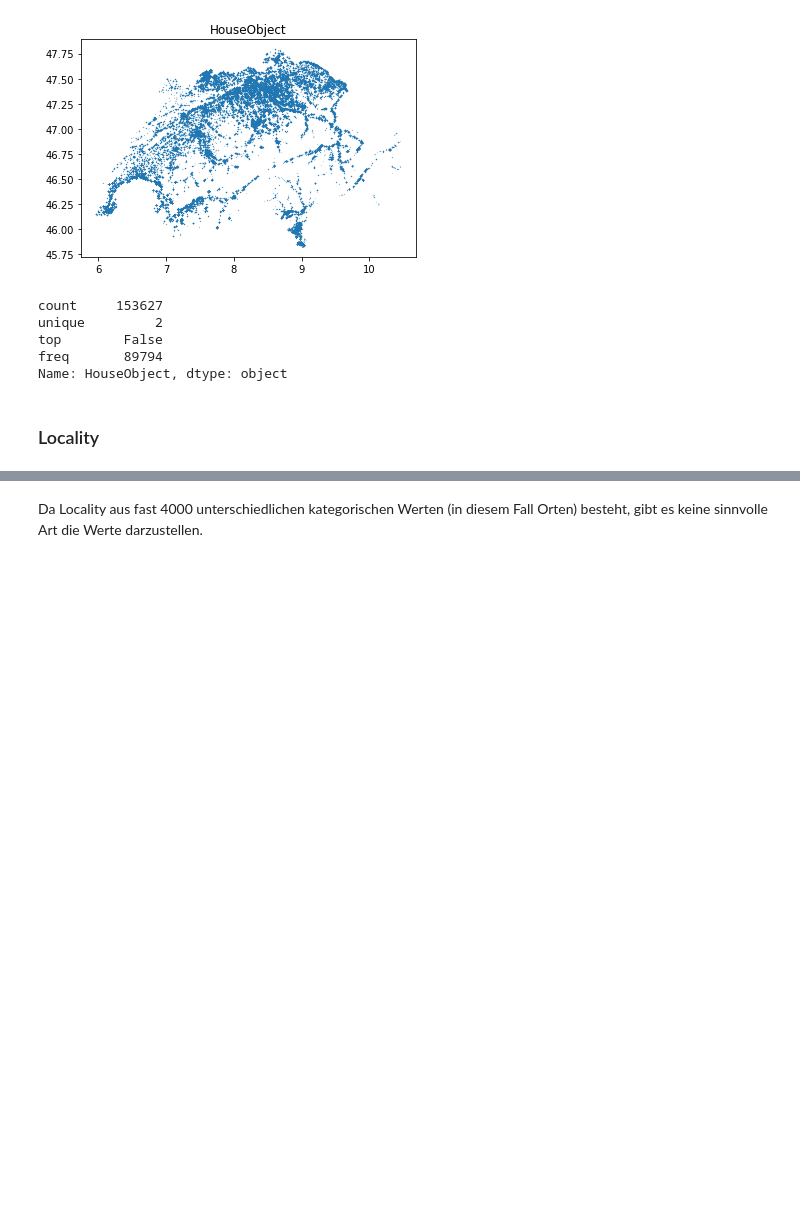
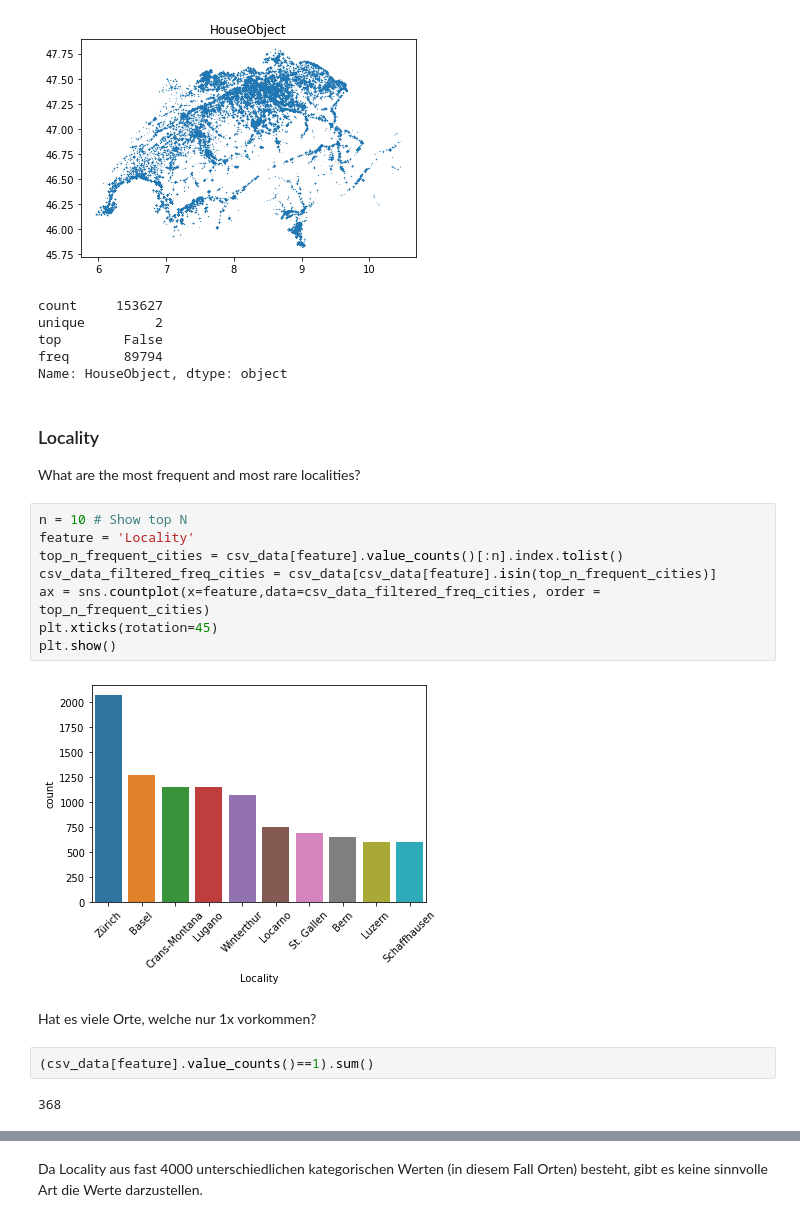
Before and after one commit to kenfus/hs-2020-immobilienrechner, a Jupyter notebook: eda.ipynb, the cells around one changed output, grey strips where cells are left out. Drawn from its saved outputs; the diff is of its cells as text; blank space fills up the shorter version.

```diff
--- a/eda.ipynb
+++ b/eda.ipynb
@@ -312,6 +319,23 @@ unique         2
 top        False
 freq       89794
 Name: HouseObject, dtype: object
-# %% [markdown]
-### Locality
+# %% [markdown]
+### Locality
+What are the most frequent and most rare localities?
+# %%
+n = 10 # Show top N
+feature = 'Locality'
+top_n_frequent_cities = csv_data[feature].value_counts()[:n].index.tolist()
+csv_data_filtered_freq_cities = csv_data[csv_data[feature].isin(top_n_frequent_cities)]
+ax = sns.countplot(x=feature,data=csv_data_filtered_freq_cities, order = top_n_frequent_cities)
+plt.xticks(rotation=45)
+plt.show()
+# %% [output]
+[figure, added]
+# %% [markdown]
+Hat es viele Orte, welche nur 1x vorkommen?
+# %%
+(csv_data[feature].value_counts()==1).sum()
+# %% [output]
+368
 # %%
```
Also changed, not shown: parts of 7 cells of this notebook, 4 other files.
